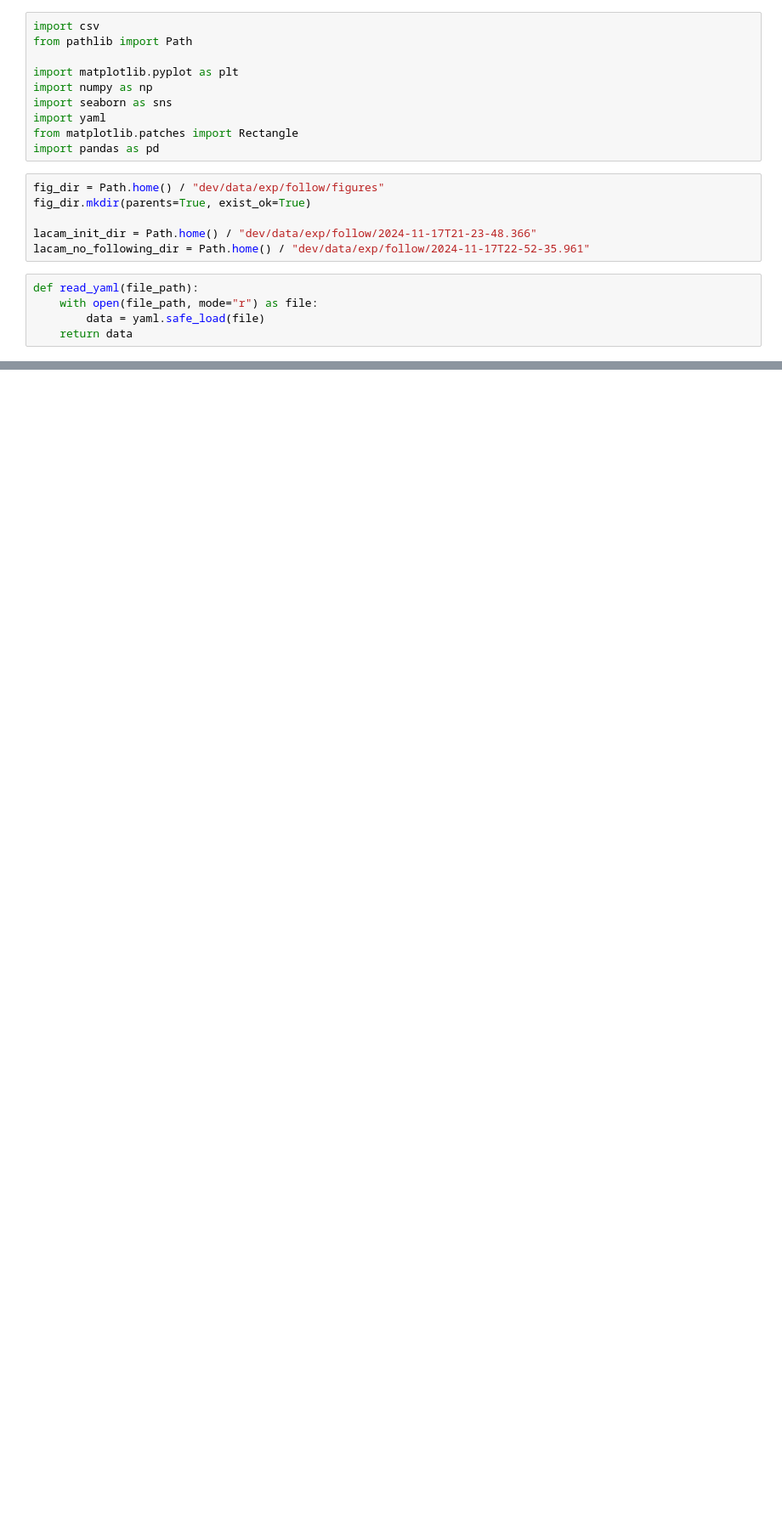
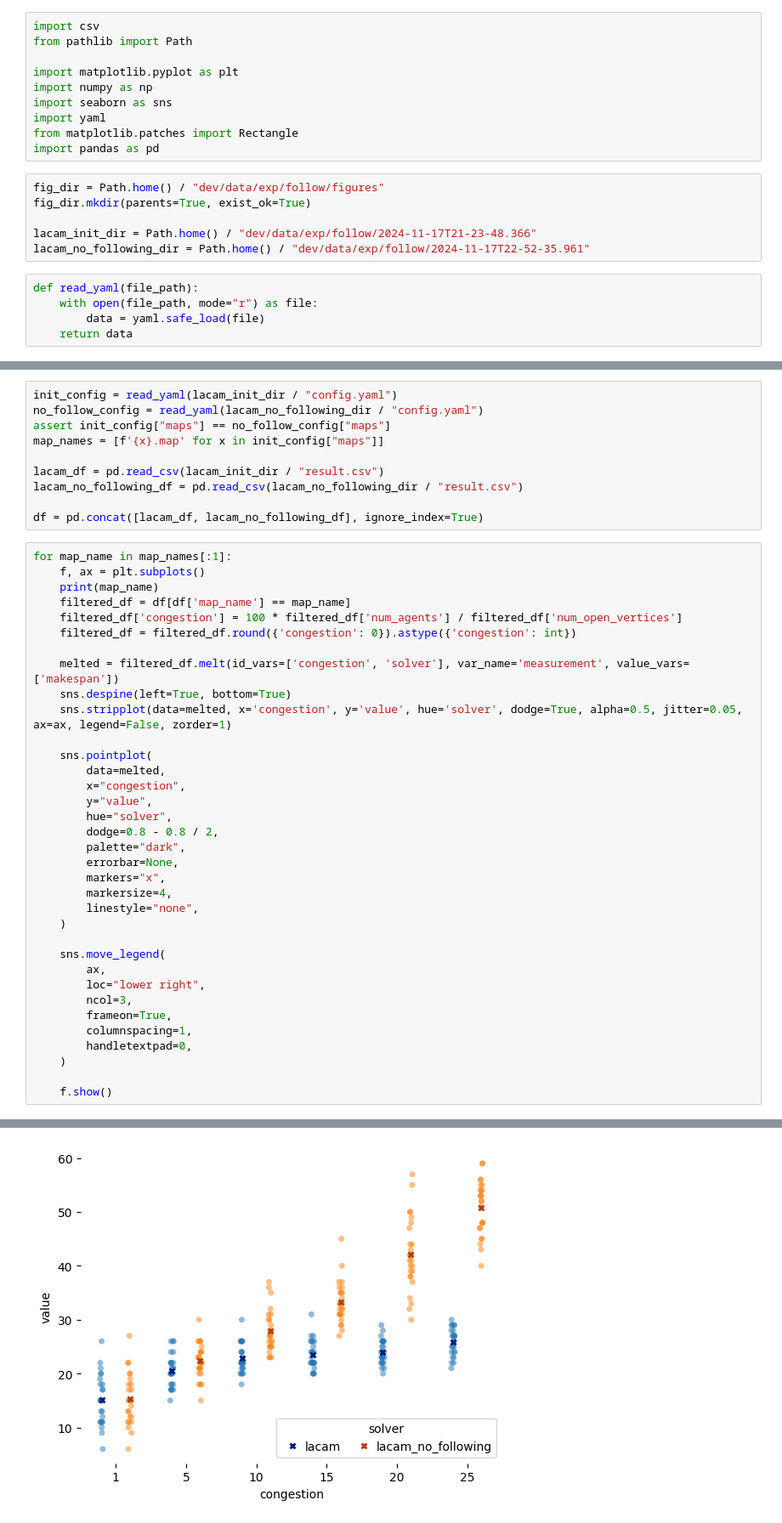
Before and after one commit to JustinShetty/lacam3, a Jupyter notebook: scripts/plot.ipynb, the cells around one changed output, grey strips where cells are left out. Shown at 85% size. Saved outputs shown, nothing was run; the diff lists cells and outputs as text; blank space fills up the shorter version.

Commit message:
strip plot

```diff
--- a/scripts/plot.ipynb
+++ b/scripts/plot.ipynb
@@ -188,0 +22,46 @@ for field, label in fields.items():
+# %%
+init_config = read_yaml(lacam_init_dir / "config.yaml")
+no_follow_config = read_yaml(lacam_no_following_dir / "config.yaml")
+assert init_config["maps"] == no_follow_config["maps"]
+map_names = [f'{x}.map' for x in init_config["maps"]]
+
+lacam_df = pd.read_csv(lacam_init_dir / "result.csv")
+lacam_no_following_df = pd.read_csv(lacam_no_following_dir / "result.csv")
+
+df = pd.concat([lacam_df, lacam_no_following_df], ignore_index=True)
+# %%
+for map_name in map_names[:1]:
+    f, ax = plt.subplots()
+    print(map_name)
+    filtered_df = df[df['map_name'] == map_name]
+    filtered_df['congestion'] = 100 * filtered_df['num_agents'] / filtered_df['num_open_vertices']
+    filtered_df = filtered_df.round({'congestion': 0}).astype({'congestion': int})
+
+    melted = filtered_df.melt(id_vars=['congestion', 'solver'], var_name='measurement', value_vars=['makespan'])
+    sns.despine(left=True, bottom=True)
+    sns.stripplot(data=melted, x='congestion', y='value', hue='solver', dodge=True, alpha=0.5, jitter=0.05, ax=ax, legend=False, zorder=1)
+
+    sns.pointplot(
+        data=melted,
+        x="congestion",
+        y="value",
+        hue="solver",
+        dodge=0.8 - 0.8 / 2,
+        palette="dark",
+        errorbar=None,
+        markers="x",
+        markersize=4,
+        linestyle="none",
+    )
+
+    sns.move_legend(
+        ax,
+        loc="lower right",
+        ncol=3,
+        frameon=True,
+        columnspacing=1,
+        handletextpad=0,
+    )
+
+    f.show()
+# %% [output]
@@ -188,0 +74 @@ for field, label in fields.items():
+[figure, added]
```
Also changed, not shown: parts of 3 cells of this notebook.
